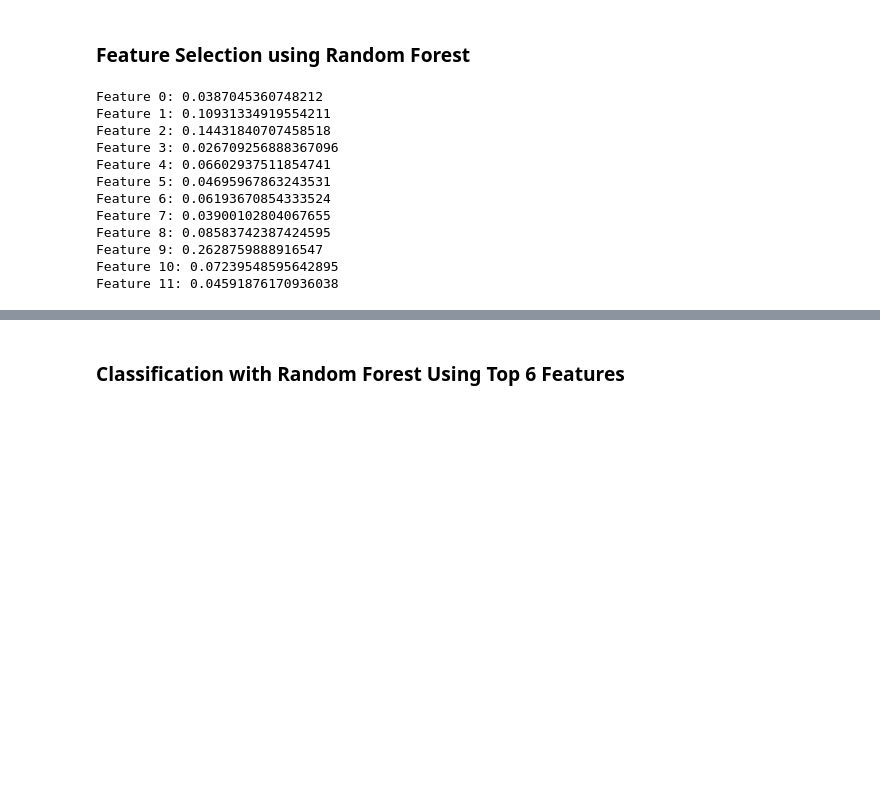
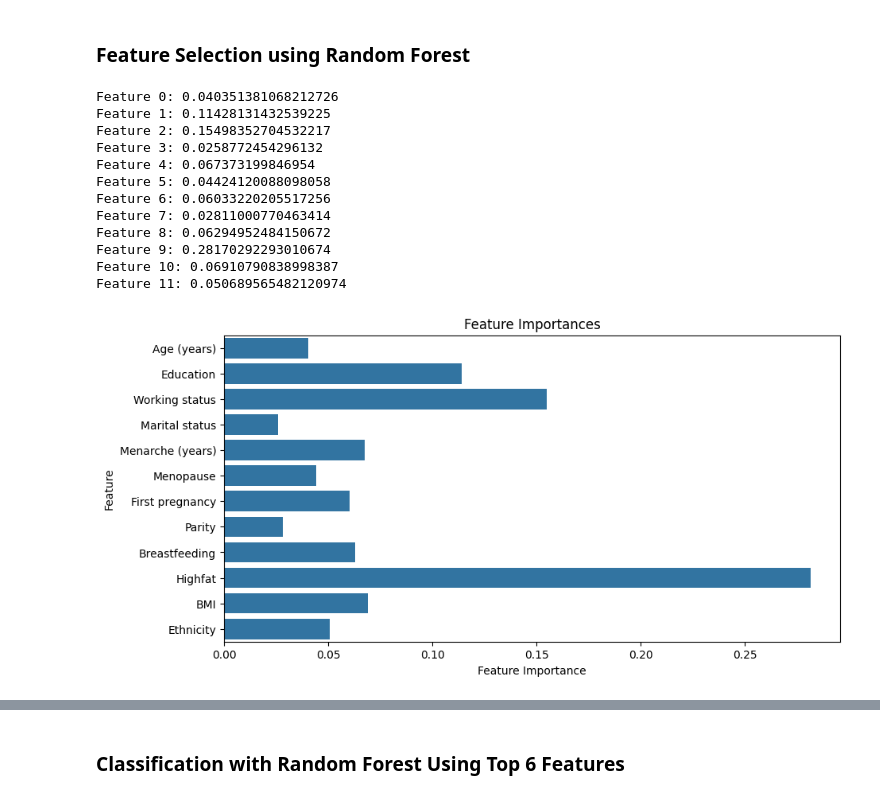
Before and after one commit to rudyhendrawn/gemastik24-data-mining, a Jupyter notebook: eda-feature-selection.ipynb, the cells around one changed output, grey strips where cells are left out. Cells and saved outputs as stored; diff of their text form; code cells hidden in the pictures; blank space fills up the shorter version.

```diff
--- a/eda-feature-selection.ipynb
+++ b/eda-feature-selection.ipynb
@@ -79,3 +76,0 @@ from sklearn.ensemble import GradientBoostingClassifier
-# %%
-df = pd.read_csv('datasets/breast-cancer.csv')
-df.head()
@@ -184,36 +111,47 @@ import numpy as np
 from sklearn.ensemble import RandomForestClassifier
 from sklearn.model_selection import train_test_split
 
-# Split dataset into training set and test set
-X_train, X_test, y_train, y_test = train_test_split(X, y, test_size=0.3, random_state=42)
+# Initialize Random Forest classifier
+clf = RandomForestClassifier()
 
-# Initialize Random Forest classifier
-clf = RandomForestClassifier(n_estimators=100, random_state=42)
+# Split data into features and target
+X = df.drop('Grouping', axis=1)
+y = df['Grouping']
 
 # Train classifier
-clf.fit(X_train, y_train)
+clf.fit(X, y)
 
 # Get feature importances
 feature_importances = clf.feature_importances_
 
 # Sort feature importances and get indices of top 6 features
 sorted_indices = np.argsort(feature_importances)[::-1]
-top_n = 6
+top_n = 5
 top_features = sorted_indices[:top_n]
 
 # Print feature importances
 for i, importance in enumerate(feature_importances):
     print(f"Feature {i}: {importance}")
 # %% [output]
-Feature 0: 0.0387045360748212
-Feature 1: 0.10931334919554211
-Feature 2: 0.14431840707458518
-Feature 3: 0.026709256888367096
-Feature 4: 0.06602937511854741
-Feature 5: 0.04695967863243531
-Feature 6: 0.06193670854333524
-Feature 7: 0.03900102804067655
-Feature 8: 0.08583742387424595
-Feature 9: 0.2628759888916547
-Feature 10: 0.07239548595642895
-Feature 11: 0.04591876170936038
+Feature 0: 0.040351381068212726
+Feature 1: 0.11428131432539225
+Feature 2: 0.15498352704532217
+Feature 3: 0.0258772454296132
+Feature 4: 0.067373199846954
+Feature 5: 0.04424120088098058
+Feature 6: 0.06033220205517256
+Feature 7: 0.02811000770463414
+Feature 8: 0.06294952484150672
+Feature 9: 0.28170292293010674
+Feature 10: 0.06910790838998387
+Feature 11: 0.050689565482120974
+# %%
+# Plot all features importances using seaborn
+plt.figure(figsize=(10, 5))
+sns.barplot(x=feature_importances, y=df.columns.drop('Grouping'))
+plt.xlabel('Feature Importance')
+plt.ylabel('Feature')
+plt.title('Feature Importances')
+plt.show()
+# %% [output]
+[figure, added]
```
Also changed, not shown: parts of 15 cells of this notebook, 1 other file.
